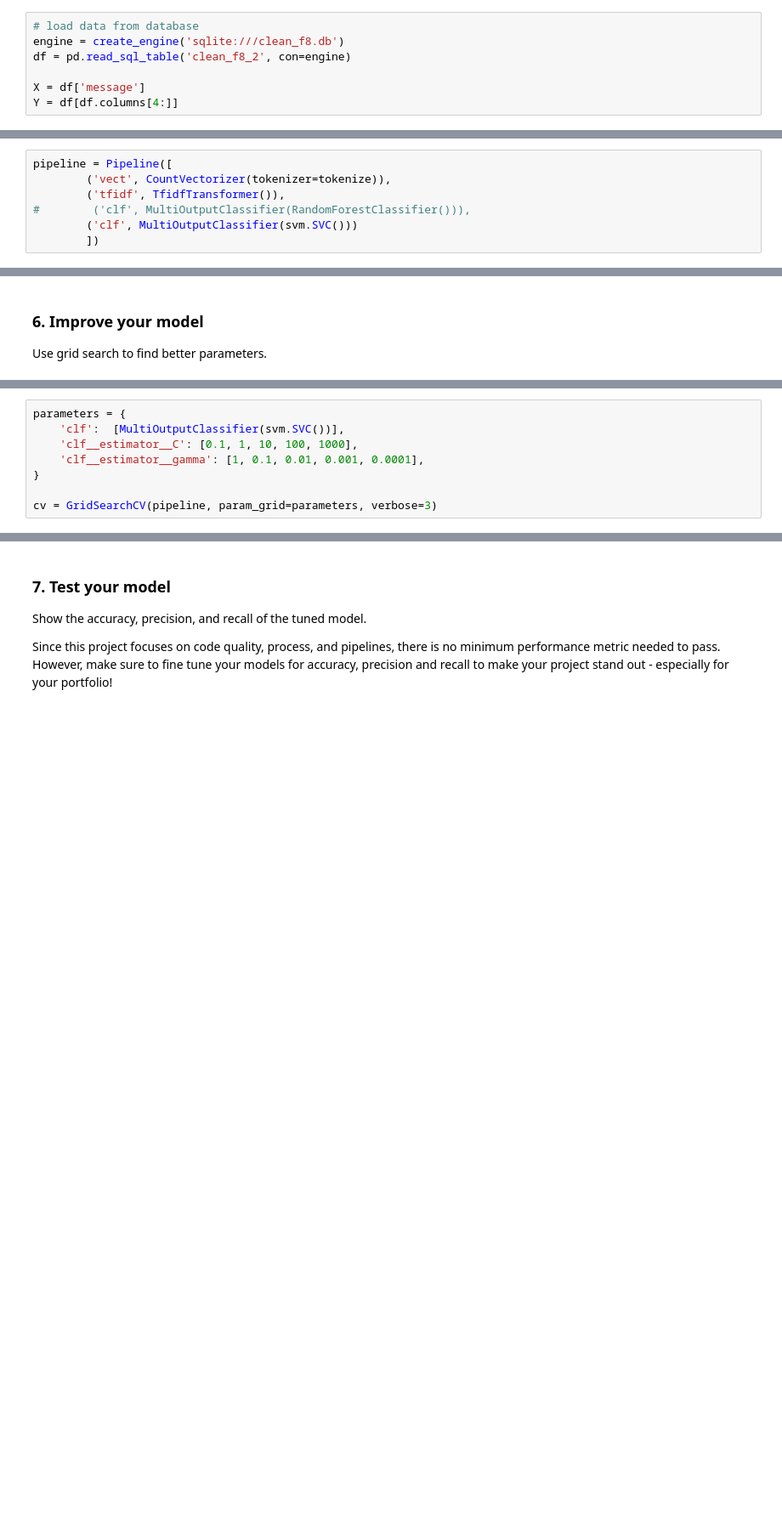
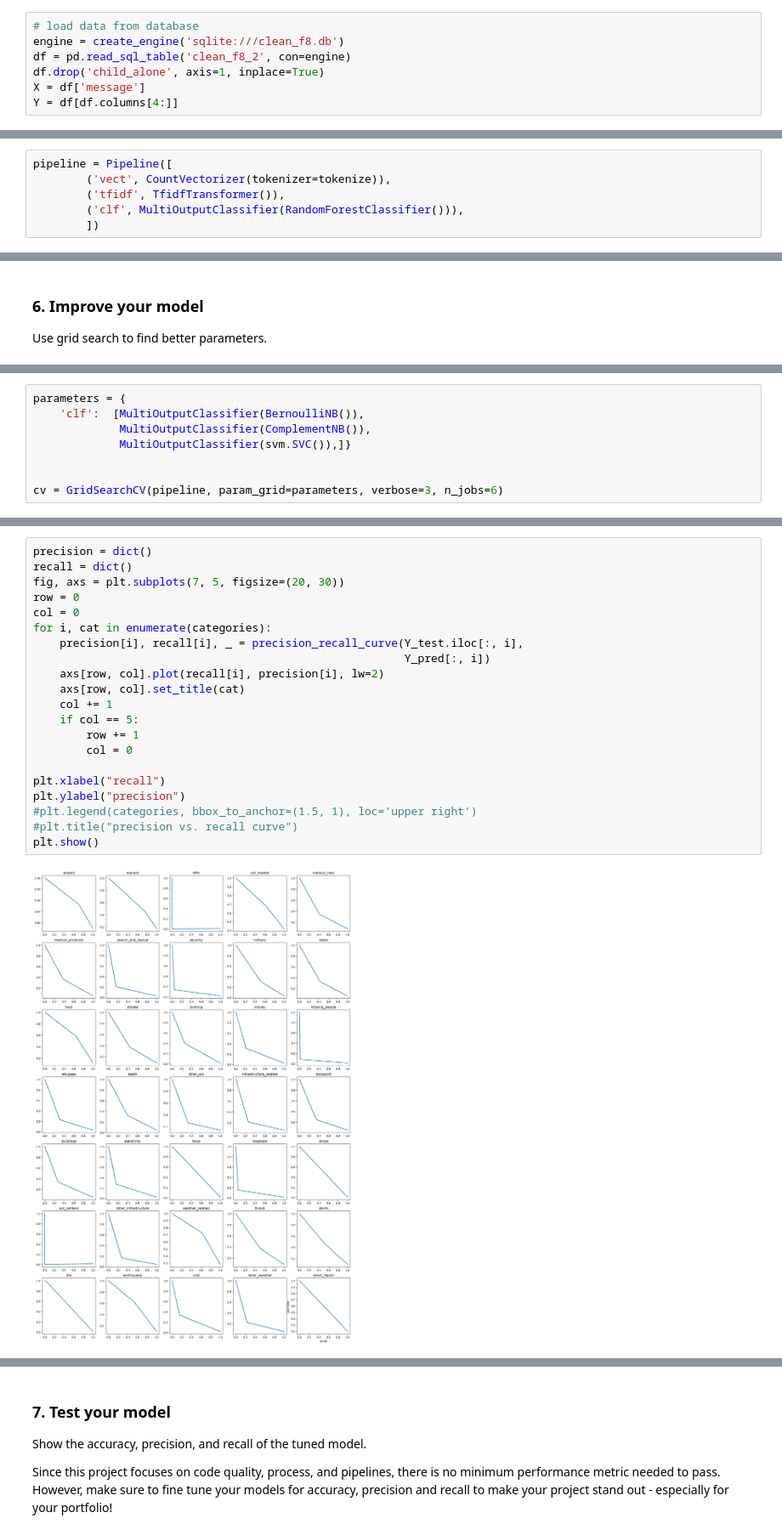
Before and after one commit to Slid61/disaster-response-pipeline, a Jupyter notebook: jupyter notebooks/ML Pipeline Preparation.ipynb, the cells around one changed output, grey strips where cells are left out. Shown at 85% size. Cells and saved outputs as stored; diff of their text form; blank space fills up the shorter version.

```diff
--- a/jupyter notebooks/ML Pipeline Preparation.ipynb
+++ b/jupyter notebooks/ML Pipeline Preparation.ipynb
@@ -41,7 +44,7 @@ from sqlalchemy import create_engine
 # load data from database
 engine = create_engine('sqlite:///clean_f8.db')
 df = pd.read_sql_table('clean_f8_2', con=engine)
-
+df.drop('child_alone', axis=1, inplace=True)
 X = df['message']
 Y = df[df.columns[4:]]
 # %%
@@ -148,6 +151,5 @@ This machine pipeline should take in the `message` column as input and output cl
 pipeline = Pipeline([
         ('vect', CountVectorizer(tokenizer=tokenize)),
         ('tfidf', TfidfTransformer()),
-#        ('clf', MultiOutputClassifier(RandomForestClassifier())),
-        ('clf', MultiOutputClassifier(svm.SVC()))
+        ('clf', MultiOutputClassifier(RandomForestClassifier())),
         ])
@@ -250,11 +263,11 @@ cv = GridSearchCV(pipeline, param_grid=params_grid, scoring=recall_score, verbos
 # %%
 parameters = {
-    'clf':  [MultiOutputClassifier(svm.SVC())],
-    'clf__estimator__C': [0.1, 1, 10, 100, 1000],
-    'clf__estimator__gamma': [1, 0.1, 0.01, 0.001, 0.0001],
-}
+    'clf':  [MultiOutputClassifier(BernoulliNB()),
+             MultiOutputClassifier(ComplementNB()),
+             MultiOutputClassifier(svm.SVC()),]}
 
-cv = GridSearchCV(pipeline, param_grid=parameters, verbose=3)
+
+cv = GridSearchCV(pipeline, param_grid=parameters, verbose=3, n_jobs=6)
 # %%
 cv.fit(X_train, Y_train)
 # %% [output]
@@ -303,0 +319,23 @@ NotFittedError: This MultiOutputClassifier instance is not fitted yet. Call 'fit
+# %%
+precision = dict()
+recall = dict()
+fig, axs = plt.subplots(7, 5, figsize=(20, 30))
+row = 0
+col = 0
+for i, cat in enumerate(categories):
+    precision[i], recall[i], _ = precision_recall_curve(Y_test.iloc[:, i],
+                                                        Y_pred[:, i])
+    axs[row, col].plot(recall[i], precision[i], lw=2)
+    axs[row, col].set_title(cat)
+    col += 1
+    if col == 5:
+        row += 1
+        col = 0
+
+plt.xlabel("recall")
+plt.ylabel("precision")
+#plt.legend(categories, bbox_to_anchor=(1.5, 1), loc='upper right')
+#plt.title("precision vs. recall curve")
+plt.show()
+# %% [output]
+[figure, added]
```
Also changed, not shown: parts of 16 cells of this notebook, 5 other files.
